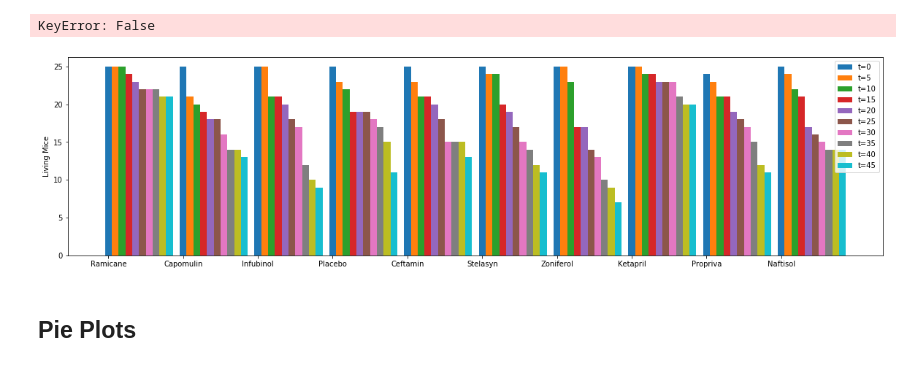
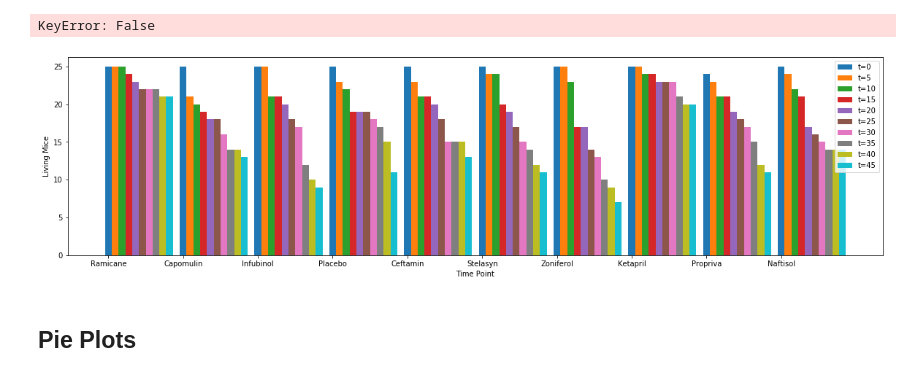
Before and after one commit to KathrynPanger/pharmaceutical-testing, a Jupyter notebook: pymaceuticals_starter.ipynb, the cells around one changed output. Drawn from its saved outputs; the diff is of its cells as text; code cells hidden in the pictures.

Commit message:
created pieplot and saved charts to png

```diff
--- a/pymaceuticals_starter.ipynb
+++ b/pymaceuticals_starter.ipynb
@@ -307,6 +297,18 @@ KeyError: False
 #wording of the problem. Even then, I sorta knew I was overdoing it and should have asked, but once I got started,
 #I got obsessed with obtaining my solution. I also strongly suspect that this problem could have been solved with
 #one groupby dataset by Drug and Timepoint without dicing it up, but I just coudln't figure it out so I split it up.
+
+
+#Create equally spaced "frames" to put the bars in so that they are perfectly spaced out and touching.
+#(this code is stolen: https://stackoverflow.com/questions/50797116/equally-spaced-elements-between-two-given-number)
+#I know we aren't supposed to borrow code- does citing my source help? Also, isn't this code cool?
+x = 0
+y = 1
+n = 12
+step = (y - x) / (n - 1)
+
+frames = [x + step * i for i in range(n)]
+frame_width=frames[1]-frames[0]
 
 timepoints=[0, 5,10,15,20,25,30,35,40,45]
 still_alive=clean_mouse_df.groupby(["Drug Regimen","Timepoint"]).count()
@@ -317,35 +319,36 @@ tzero=new.loc[new["Timepoint"]==timepoints[0]]
 tfive=new.loc[new["Timepoint"]==timepoints[1]]
 tten=new.loc[new["Timepoint"]==timepoints[2]]
 tfifteen=new.loc[new["Timepoint"]==timepoints[3]]
 ttwenty=new.loc[new["Timepoint"]==timepoints[4]]
 ttwentyfive=new.loc[new["Timepoint"]==timepoints[5]]
 tthirty=new.loc[new["Timepoint"]==timepoints[6]]
 tthirtyfive=new.loc[new["Timepoint"]==timepoints[7]]
 tfourty=new.loc[new["Timepoint"]==timepoints[8]]
 tfourtyfive=new.loc[new["Timepoint"]==timepoints[9]]
 
 #Plot Drugs
 
 xpos=np.arange(len(drugs))
 plt.xticks(xpos,drugs)
 plt.bar(xpos+frames[0],tzero["Mouse ID_Count"], label="t=0",width=(frame_width))
 plt.bar(xpos+frames[1],tfive["Mouse ID_Count"], label="t=5",width=(frame_width))
 plt.bar(xpos+frames[2],tten["Mouse ID_Count"], label="t=10",width=(frame_width))
 plt.bar(xpos+frames[3],tfifteen["Mouse ID_Count"], label="t=15",width=(frame_width))
 plt.bar(xpos+frames[4],ttwenty["Mouse ID_Count"], label="t=20",width=(frame_width))
 plt.bar(xpos+frames[5],ttwentyfive["Mouse ID_Count"], label="t=25",width=(frame_width))
 plt.bar(xpos+frames[6],tthirty["Mouse ID_Count"], label="t=30",width=(frame_width))
 plt.bar(xpos+frames[7],tthirtyfive["Mouse ID_Count"], label="t=35",width=(frame_width))
 plt.bar(xpos+frames[8],tfourty["Mouse ID_Count"], label="t=40",width=(frame_width))
 plt.bar(xpos+frames[9],tfourtyfive["Mouse ID_Count"], label="t=45",width=(frame_width))
 
 
-#plt.xlabel("Time Point")
+plt.xlabel("Time Point")
 plt.ylabel("Living Mice")
 plt.legend()
 plt.rcParams["figure.figsize"] = [20,5]
+plt.savefig("Plots/survival_by_drug_over_time.png")
 # %% [output]
-[figure, old version]
+[figure, new version]
 # %%
 # Generate a bar plot showing the number of mice per time point for each treatment throughout the course of the study using pyplot.
 plt.bar(x_axis, users, color='r', alpha=0.5, align="center")
```
Also changed, not shown: parts of 4 cells of this notebook, 2 other files.
